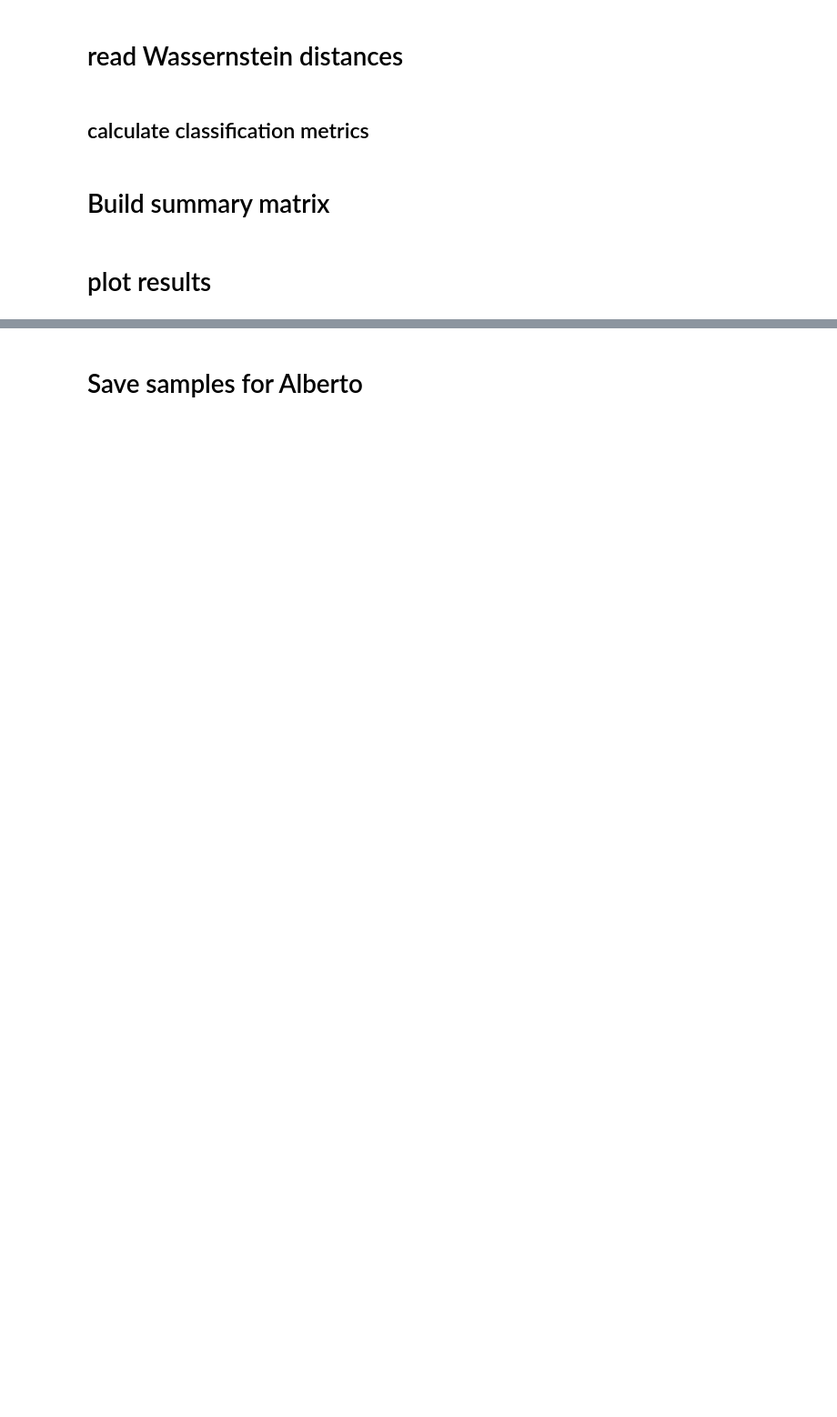
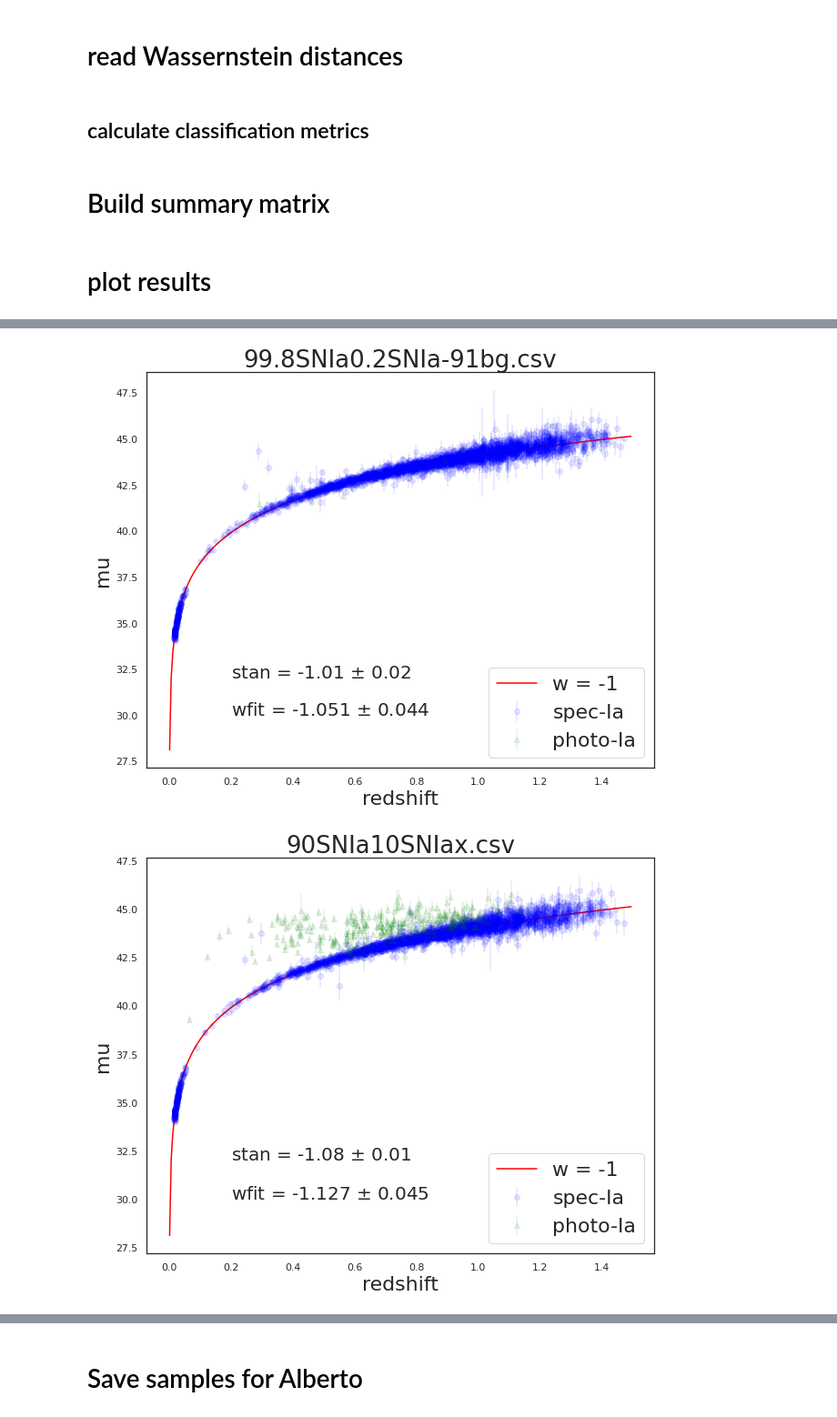
Before and after one commit to emilleishida/resspect_metric, a Jupyter notebook: posteriors/DDF/summary.ipynb, the cells around one changed output, grey strips where cells are left out. Shown at 91% size. Saved outputs shown, nothing was run; the diff lists cells and outputs as text; code cells hidden in the pictures; blank space fills up the shorter version.

```diff
--- a/posteriors/DDF/summary.ipynb
+++ b/posteriors/DDF/summary.ipynb
@@ -40,12 +44,7 @@ else:
 # check percentages
 # %%
 for name in cases:
-
-    if alex:
-        fname = '/media/emille/git/COIN/RESSPECT_work/PLAsTiCC/metrics_paper/resspect_metric/SALT2_fit/DDF_Alex/' \
-                  + name
-    else:
-        fname = dirname + name
+    fname = dirname + name
 
     data = pd.read_csv(fname)
 
@@ -61,8 +78,13 @@ for name in cases:
+# %%
+from shutil import copyfile
+
+for name in cases:
+    copyfile(name[:-4] + '/test_mysamples/omprior_0.01_flat/results/test_salt2mu_lowz_withbias_' + name[:-4] + '.fitres',
+            '/media/RESSPECT/data/PLAsTiCC/for_metrics/ddf/fitres/test_salt2mu_lowz_withbias_' + name[:-4] + '.fitres')
 # %% [markdown]
 # read Wassernstein distances
 # %%
-fname = '/media/emille/git/COIN/RESSPECT_work/PLAsTiCC/metrics_paper/' + \
-        'resspect_metric/Wasserstein/wassersteinDistances_ddf.dat'
+fname = '../../Wasserstein/wassersteinDistances_ddf.dat'
 
 wdist = pd.read_csv(fname)
 name_flagA = np.array(['perfect3000' in name for name in wdist['FileA'].values])
@@ -266,8 +288,9 @@ for case in cases:
                     'posteriors/DDF/' + case[:-4] + '/' + \
                     'Alex_samples/omprior_0.01_flat/results/test_salt2mu_lowz_withbias_' + case[:-4] + '.M0DIF.cospar'
     else:
-        fname_cosmo_lowz = dirname + case[:-4] + '/' + \
-                    'test_mysamples/omprior_0.01_flat/results/test_salt2mu_lowz_withbias_' + case[:-4] + '.M0DIF.cospar'
+        fname_cosmo_lowz = \
+                      '/media/RESSPECT/data/PLAsTiCC/for_metrics/ddf/M0DIF/omprior_0.01_flat/' + \
+                     'test_salt2mu_lowz_withbias_' + case[:-4] + '.M0DIF.cospar'
 
     cosmofit_lowz = pd.read_csv(fname_cosmo_lowz, delim_whitespace=True,
                           comment='#', names=['w', 'wsig_marg',  'OM',  'OM_sig',  'chi2',
@@ -280,7 +303,8 @@ for case in cases:
     if alex:
         fname_stan = case[:-4] + '/Alex_samples/omprior_0.01_flat/results/stan_summary_' + case[:-4] + '_lowz_withbias.dat'
     else:
-        fname_stan = case[:-4] + '/test_mysamples/omprior_0.01_flat/results/stan_summary_' + case[:-4] + '_lowz_withbias.dat'
+        fname_stan = '/media/RESSPECT/data/PLAsTiCC/for_metrics/ddf/stan_summary/omprior_0.01_flat/stan_summary_' + \
+                      case[:-4] + '_lowz_withbias.dat'
 
 
     op2 = open(fname_stan, 'r')
@@ -455,17 +483,16 @@ from astropy.cosmology import FlatLambdaCDM
 cosmo = FlatLambdaCDM(H0=72, Om0=0.3)
 theor_dist = [cosmo.distmod(z).value for z in np.arange(0.001,1.5,0.005)]
 
-for name in cases:
+for name in cases[:2]:
 
-    fname_cosmo_lowz = '/media/emille/git/COIN/RESSPECT_work/PLAsTiCC/metrics_paper/resspect_metric/' + \
-                    'posteriors/DDF/' + name[:-4] + '/' + \
-                    'Alex_samples/omprior_0.01_flat/results/test_salt2mu_lowz_withbias_' + name[:-4] + '.M0DIF.cospar'
+    fname_cosmo_lowz = '/media/RESSPECT/data/PLAsTiCC/for_metrics/ddf/M0DIF/omprior_0.01_flat/' + \
+                       'test_salt2mu_lowz_withbias_' + name[:-4] + '.M0DIF.cospar'
 
     cosmofit = pd.read_csv(fname_cosmo_lowz, delim_whitespace=True,
                           comment='#', names=['w', 'wsig_marg',  'OM',  'OM_sig',  'chi2',
                                               'Ndof',  'sigint', 'wran',  'OMran',  'label'])
 
-    fname_fitres = name[:-4] + '/Alex_samples/omprior_0.01_flat/results/test_salt2mu_lowz_withbias_' + name[:-4] + '.fitres'
+    fname_fitres = '/media/RESSPECT/data/PLAsTiCC/for_metrics/ddf/fitres/test_salt2mu_lowz_withbias_' + name[:-4] + '.fitres'
     fitres = pd.read_csv(fname_fitres, comment='#', delim_whitespace=True)
 
     flag = np.logical_or(fitres['SIM_TYPE_INDEX'].values == 11, fitres['SIM_TYPE_INDEX'].values == 1)
@@ -481,35 +508,39 @@ for name in cases:
 
     if sum(flag) > 0:
         plt.errorbar(z[flag], mu[flag], yerr=muerr[flag], fmt='o', alpha=0.1, label='spec-Ia', color='blue')
 
     if sum(~flag) > 0:
         plt.errorbar(z[~flag], mu[~flag], yerr=muerr[~flag], fmt='^', alpha=0.1, label='photo-Ia', color='green')
 
     plt.plot(np.arange(0.001, 1.5,0.005), theor_dist, label='w = -1', color='red')
 
     w = str(cosmofit['w'].values[0])
     if len(w) >= 6:
         w1 = w[:6]
     else:
         w1 = w.ljust(6, '0')
 
     werr = str(cosmofit['wsig_marg'].values[0])
     if len(werr) >= 6:
         werr1 = werr[:5]
     else:
         werr1 = werr.ljust(5, '0')
 
     flag_case = data_all['case'].values == name[:-4]
     ax.text(0.2, 32, 'stan = ' + str(data_all[flag_case]['stan_w_lowz'].values[0]) + r' $\pm$ ' + \
             str(data_all[flag_case]['stan_wsig_lowz'].values[0]), fontsize=20)
     ax.text(0.2, 30, r'wfit = ' + w1 + r' $\pm$ ' + werr1 , fontsize=20)
 
     ax.set_xlabel('redshift', fontsize=22)
     ax.set_ylabel('mu', fontsize=22)
     plt.legend(fontsize=22, loc='lower right')
 
-    plt.savefig('plots/distances/omprior_0.01_flat/dist_' + name[:-4] + '.png')
-    plt.close('all')
+
+    #plt.savefig('plots/distances/omprior_0.01_flat/dist_' + name[:-4] + '.png')
+    #plt.close('all')
+# %% [output]
+[figure, added]
+[figure, added]
 # %%
 sns.set(style='white')
 
```
Also changed, not shown: parts of 8 cells of this notebook.
